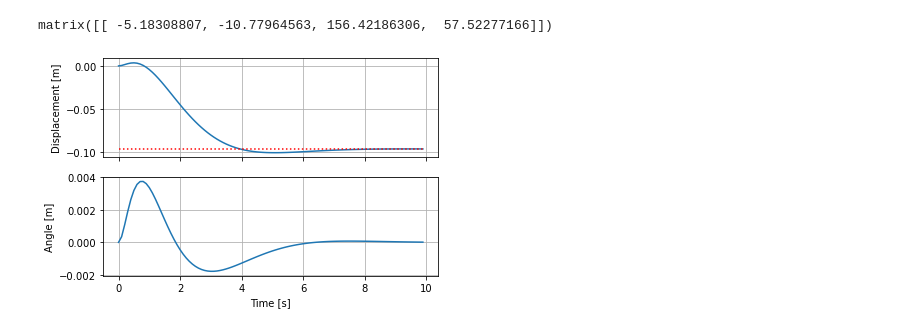
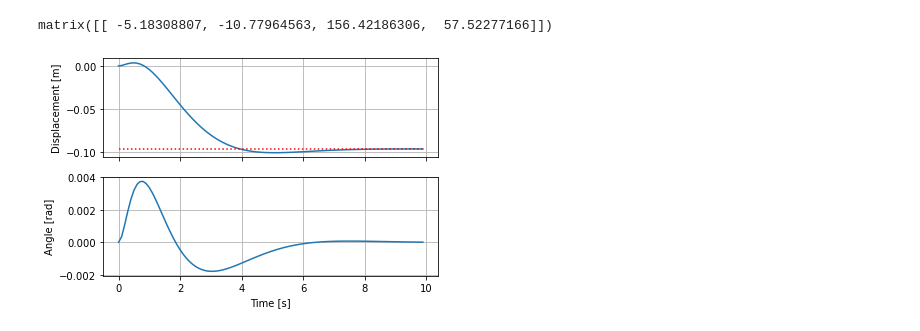
Before and after one commit to kwz-gkgk/blog_appendix, a Jupyter notebook: algodoo_invpend/invpend_ctrldesign.ipynb, the cells around one changed output. Saved outputs shown, nothing was run; the diff lists cells and outputs as text; code cells hidden in the pictures.

Commit message:
fix angle unit m to rad in step resposnse plot

```diff
--- a/algodoo_invpend/invpend_ctrldesign.ipynb
+++ b/algodoo_invpend/invpend_ctrldesign.ipynb
@@ -105,17 +105,17 @@ matrix([[ -5.18308807, -10.77964563, 156.42186306,  57.52277166]])
 # %%
 # step response
 ystep_dist, t_dist = ml.step(sys_cl)
 stepsig = np.full(len(t_dist),ml.dcgain(sys_cl))
 ystep_ang, t_ang = ml.step(ml.ss(A-B*fb_gain, B, [0, 0, 1, 0], D))
 
 fig, ax = plt.subplots(2,1,sharex=True)
 ax[0].plot(t_dist, ystep_dist)
 ax[0].plot(t_dist, stepsig, color='r', linestyle='dotted')
 ax[0].set_ylabel("Displacement [m]")
 ax[0].grid()
 ax[1].plot(t_ang, ystep_ang)
 ax[1].set_xlabel("Time [s]")
-ax[1].set_ylabel("Angle [m]")
+ax[1].set_ylabel("Angle [rad]")
 ax[1].grid()
 # %% [output]
-[figure, old version]
+[figure, new version]
```
